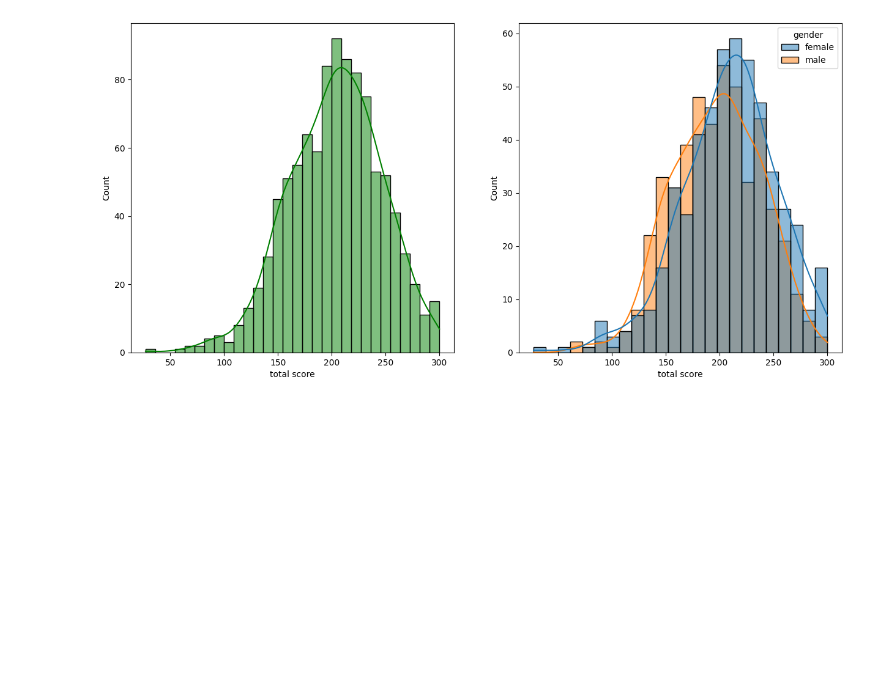
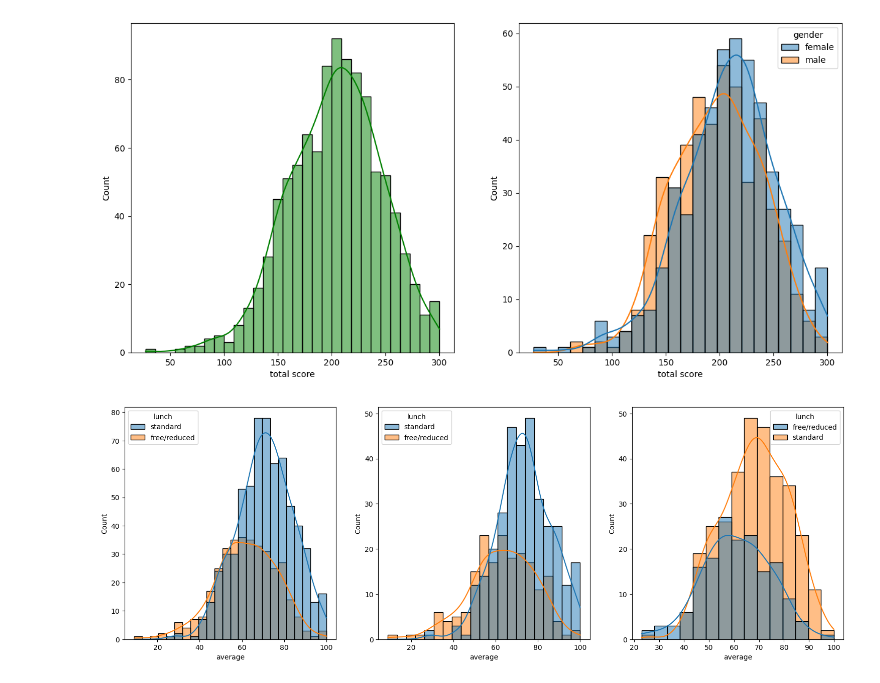
Before and after one commit to Prateek07-Kumar/End-To-End-ML-Project-With-Deployment, a Jupyter notebook: notebook/EDA-STUDENT-PERFORMANCE .ipynb, the cells around one changed output. Cells and saved outputs as stored; diff of their text form; code cells hidden in the pictures; blank space fills up the shorter version.

```diff
--- a/notebook/EDA-STUDENT-PERFORMANCE .ipynb
+++ b/notebook/EDA-STUDENT-PERFORMANCE .ipynb
@@ -177,3 +177,14 @@ sns.histplot(data=df,x='total score',kde=True,hue='gender')
 plt.show()
 # %% [output]
 [figure]
+# %%
+plt.subplots(1,3,figsize=(25,6))
+plt.subplot(141)
+sns.histplot(data=df,x='average',kde=True,hue='lunch')
+plt.subplot(142)
+sns.histplot(data=df[df.gender=='female'],x='average',kde=True,hue='lunch')
+plt.subplot(143)
+sns.histplot(data=df[df.gender=='male'],x='average',kde=True,hue='lunch')
+plt.show()
+# %% [output]
+[figure, added]
```
